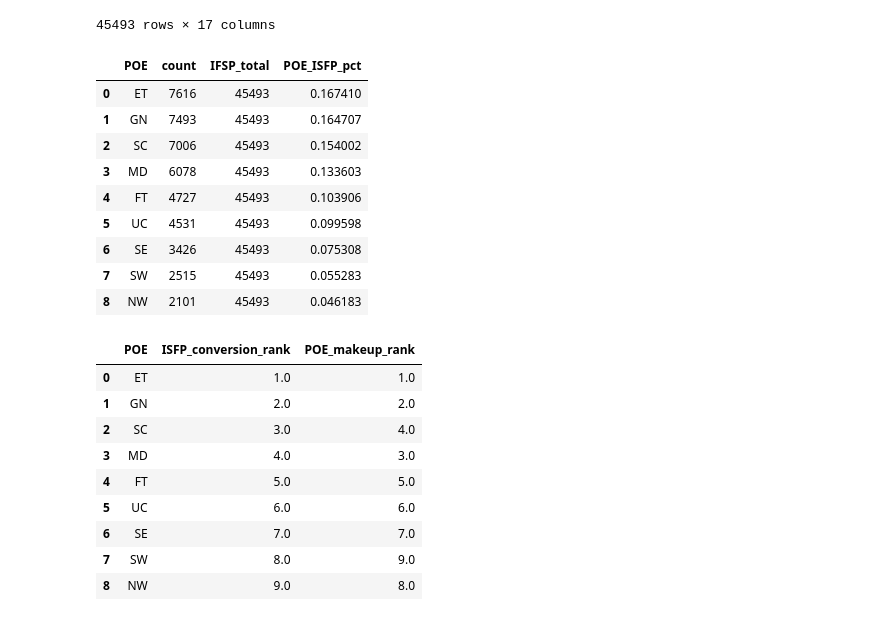
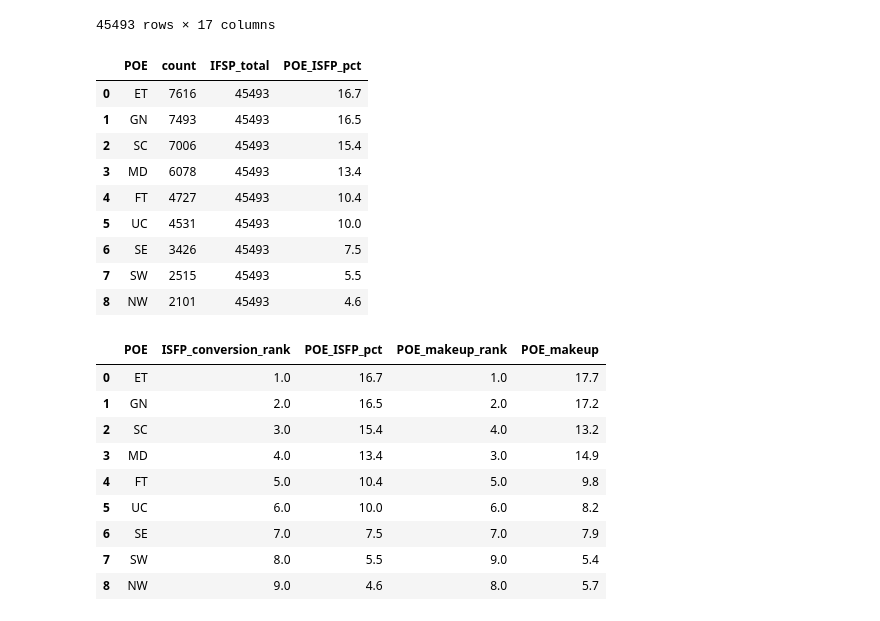
Before and after one commit to NSS-Full-Time-Data-Analytics-7/teis_project-ursula, a Jupyter notebook: Q3_Colin.ipynb, the cells around one changed output. Cells and saved outputs as stored; diff of their text form; code cells hidden in the pictures.

```diff
--- a/Q3_Colin.ipynb
+++ b/Q3_Colin.ipynb
@@ -30,8 +58,5 @@ low proportion of referrals...I think what's below is tautological to the raw nu
 # %%
-POE_counts = pulled_july.POE.value_counts().to_frame().reset_index()
-POE_counts
-POE_counts['total_referrals'] = 96580
-POE_counts['POE_makeup'] = POE_counts['POE'] / POE_counts['total_referrals']
+POE_counts['POE_makeup'] = (POE_counts['POE'] / POE_counts['total_referrals']).round(decimals=3)*100
 POE_counts = POE_counts.rename(columns = {'index':'POE','POE':'count'})
 POE_counts
 # %% [output]
@@ -66,34 +91,33 @@ successful_referrals
 #POE_counts = pulled_july.POE.value_counts().to_frame().reset_index()
 POE_successful_ref = successful_referrals.POE.value_counts().to_frame().reset_index()
 POE_successful_ref['total'] = 45493
-POE_successful_ref['POE_ISFP_pct'] = POE_successful_ref['POE'] / POE_successful_ref['total']
+POE_successful_ref['POE_ISFP_pct'] = (POE_successful_ref['POE'] / POE_successful_ref['total']).round(decimals=3)*100
 POE_successful_ref = POE_successful_ref.rename(columns = {'index':'POE','POE':'count','total':'IFSP_total'})
 POE_successful_ref
 # %% [output]
 |  | POE | count | IFSP_total | POE_ISFP_pct |
-| 0 | ET | 7616 | 45493 | 0.167410 |
-| 1 | GN | 7493 | 45493 | 0.164707 |
-| 2 | SC | 7006 | 45493 | 0.154002 |
-| 3 | MD | 6078 | 45493 | 0.133603 |
-| 4 | FT | 4727 | 45493 | 0.103906 |
-| 5 | UC | 4531 | 45493 | 0.099598 |
-| 6 | SE | 3426 | 45493 | 0.075308 |
-| 7 | SW | 2515 | 45493 | 0.055283 |
-| 8 | NW | 2101 | 45493 | 0.046183 |
+| 0 | ET | 7616 | 45493 | 16.7 |
+| 1 | GN | 7493 | 45493 | 16.5 |
+| 2 | SC | 7006 | 45493 | 15.4 |
+| 3 | MD | 6078 | 45493 | 13.4 |
+| 4 | FT | 4727 | 45493 | 10.4 |
+| 5 | UC | 4531 | 45493 | 10.0 |
+| 6 | SE | 3426 | 45493 | 7.5 |
+| 7 | SW | 2515 | 45493 | 5.5 |
+| 8 | NW | 2101 | 45493 | 4.6 |
 # %%
 merged = POE_successful_ref.merge(POE_counts, how='inner', on='POE')
 merged['ISFP_conversion_rank'] = merged['POE_ISFP_pct'].rank(ascending=False)
 merged['POE_makeup_rank'] = merged['POE_makeup'].rank(ascending=False)
-merged[['POE', 'ISFP_conversion_rank','POE_makeup_rank']]
-#df['default_rank'] = df['Number_legs'].rank()
+merged[['POE', 'ISFP_conversion_rank','POE_ISFP_pct','POE_makeup_rank','POE_makeup']]
 # %% [output]
-|  | POE | ISFP_conversion_rank | POE_makeup_rank |
-| 0 | ET | 1.0 | 1.0 |
-| 1 | GN | 2.0 | 2.0 |
-| 2 | SC | 3.0 | 4.0 |
-| 3 | MD | 4.0 | 3.0 |
-| 4 | FT | 5.0 | 5.0 |
-| 5 | UC | 6.0 | 6.0 |
-| 6 | SE | 7.0 | 7.0 |
-| 7 | SW | 8.0 | 9.0 |
-| 8 | NW | 9.0 | 8.0 |
+|  | POE | ISFP_conversion_rank | POE_ISFP_pct | POE_makeup_rank | POE_makeup |
+| 0 | ET | 1.0 | 16.7 | 1.0 | 17.7 |
+| 1 | GN | 2.0 | 16.5 | 2.0 | 17.2 |
+| 2 | SC | 3.0 | 15.4 | 4.0 | 13.2 |
+| 3 | MD | 4.0 | 13.4 | 3.0 | 14.9 |
+| 4 | FT | 5.0 | 10.4 | 5.0 | 9.8 |
+| 5 | UC | 6.0 | 10.0 | 6.0 | 8.2 |
+| 6 | SE | 7.0 | 7.5 | 7.0 | 7.9 |
+| 7 | SW | 8.0 | 5.5 | 9.0 | 5.4 |
+| 8 | NW | 9.0 | 4.6 | 8.0 | 5.7 |
```
Also changed, not shown: parts of 3 cells of this notebook, 2 other files.
